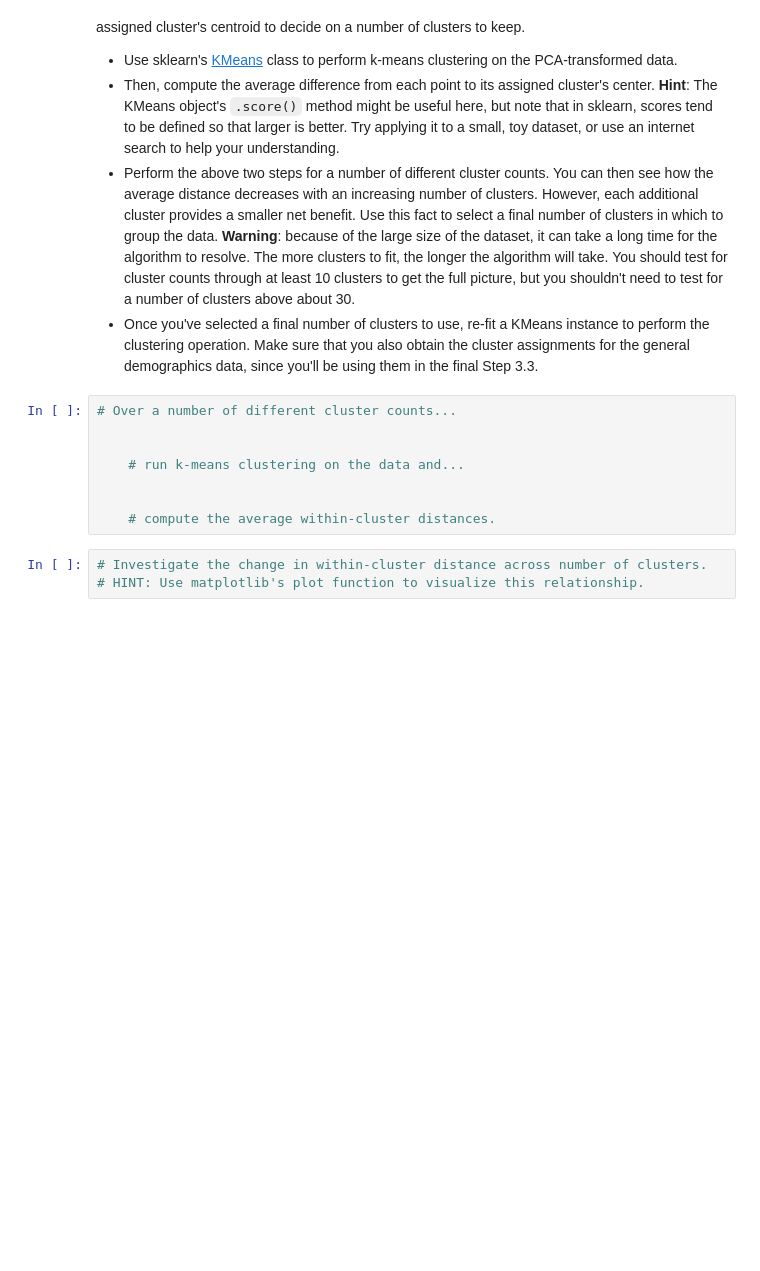
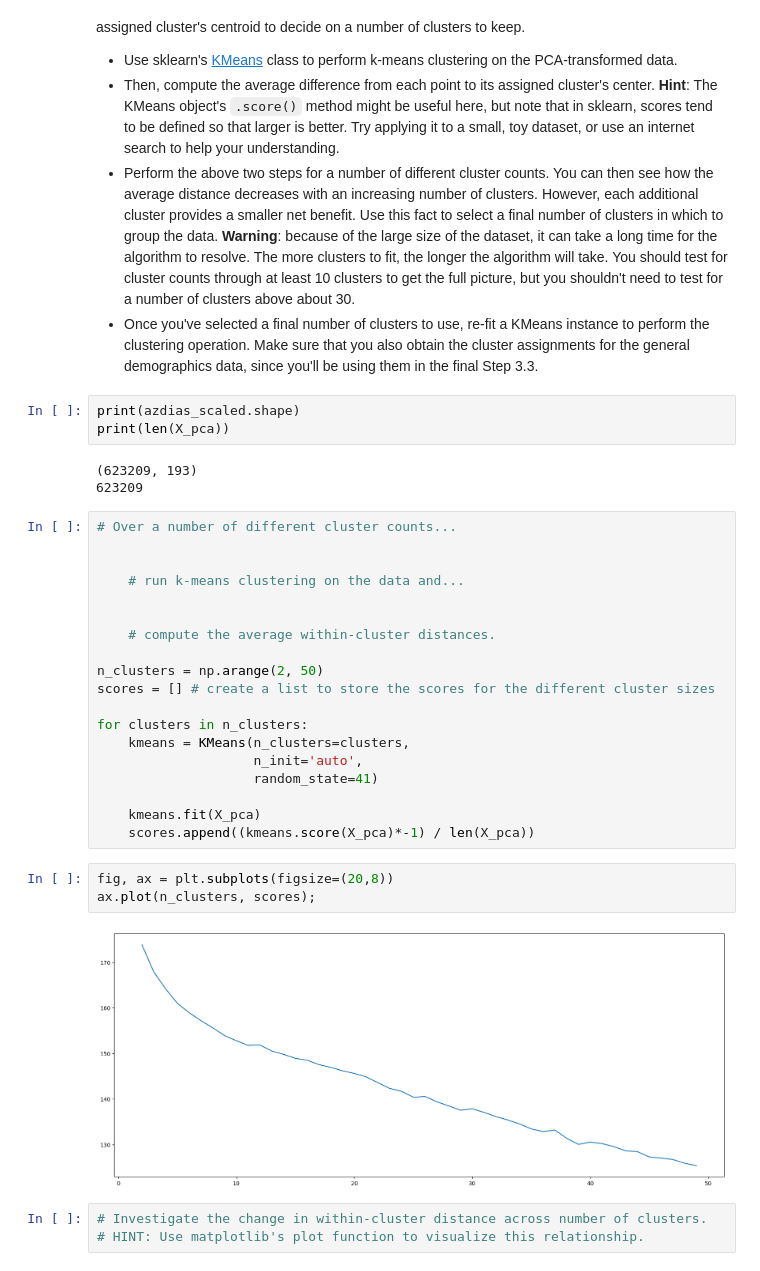
Before and after one commit to charlesbeacham/unsupervised_udacity, a Jupyter notebook: Identify_Customer_Segments.ipynb, the cells around one changed output. Drawn from its saved outputs; the diff is of its cells as text; blank space fills up the shorter version.

Commit message:
fit KMeans

```diff
--- a/Identify_Customer_Segments.ipynb
+++ b/Identify_Customer_Segments.ipynb
@@ -816,6 +821,12 @@ You've assessed and cleaned the demographics data, then scaled and transformed t
 - Then, compute the average difference from each point to its assigned cluster's center. **Hint**: The KMeans object's `.score()` method might be useful here, but note that in sklearn, scores tend to be defined so that larger is better. Try applying it to a small, toy dataset, or use an internet search to help your understanding.
 - Perform the above two steps for a number of different cluster counts. You can then see how the average distance decreases with an increasing number of clusters. However, each additional cluster provides a smaller net benefit. Use this fact to select a final number of clusters in which to group the data. **Warning**: because of the large size of the dataset, it can take a long time for the algorithm to resolve. The more clusters to fit, the longer the algorithm will take. You should test for cluster counts through at least 10 clusters to get the full picture, but you shouldn't need to test for a number of clusters above about 30.
 - Once you've selected a final number of clusters to use, re-fit a KMeans instance to perform the clustering operation. Make sure that you also obtain the cluster assignments for the general demographics data, since you'll be using them in the final Step 3.3.
+# %%
+print(azdias_scaled.shape)
+print(len(X_pca))
+# %% [output]
+(623209, 193)
+623209
 # %%
 # Over a number of different cluster counts...
 
@@ -824,6 +835,22 @@ You've assessed and cleaned the demographics data, then scaled and transformed t
 
 
     # compute the average within-cluster distances.
+
+n_clusters = np.arange(2, 50)
+scores = [] # create a list to store the scores for the different cluster sizes
+
+for clusters in n_clusters:
+    kmeans = KMeans(n_clusters=clusters,
+                    n_init='auto',
+                    random_state=41)
+
+    kmeans.fit(X_pca)
+    scores.append((kmeans.score(X_pca)*-1) / len(X_pca))
+# %%
+fig, ax = plt.subplots(figsize=(20,8))
+ax.plot(n_clusters, scores);
+# %% [output]
+[figure, added]
 # %%
 # Investigate the change in within-cluster distance across number of clusters.
 # HINT: Use matplotlib's plot function to visualize this relationship.
```
Also changed, not shown: parts of 3 cells of this notebook.
